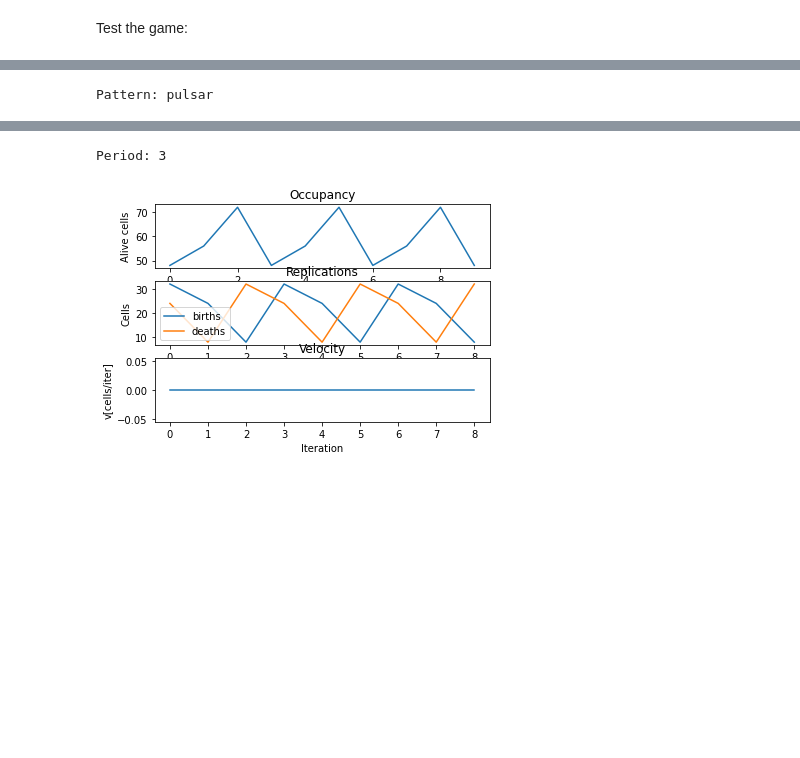
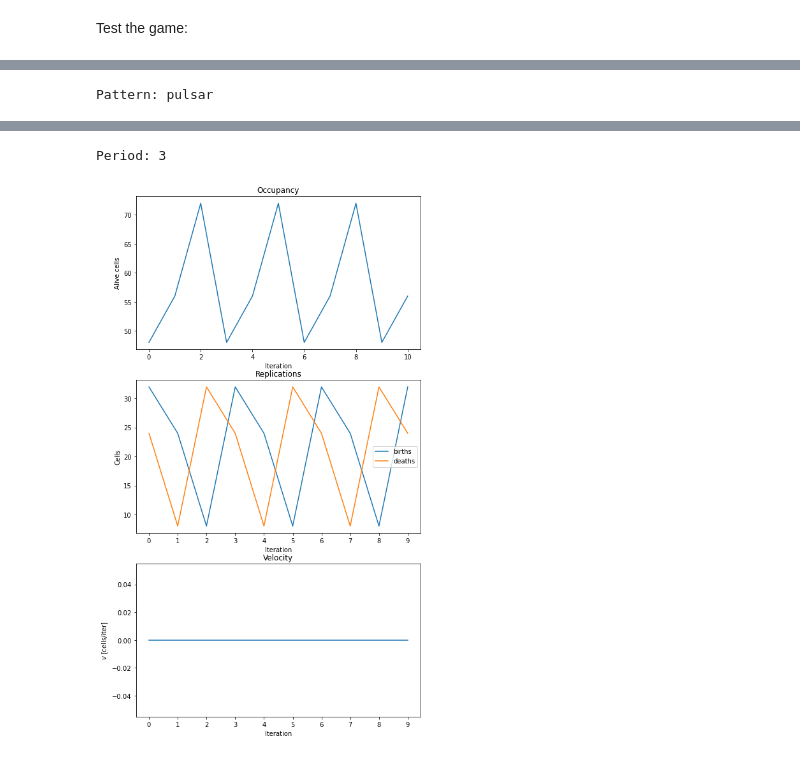
Before and after one commit to fabiovac/game_of_life, a Jupyter notebook: Project.ipynb, the cells around one changed output, grey strips where cells are left out. Saved outputs shown, nothing was run; the diff lists cells and outputs as text; code cells hidden in the pictures; blank space fills up the shorter version.

Commit message:
Minor changes
In detail: commented some sections, chagned colors of the game and slight changes to Game class (run method, period computation)

```diff
--- a/Project.ipynb
+++ b/Project.ipynb
@@ -161,9 +169,9 @@ class PatternLibrary:
 
         nrows = max(rows) + 1 + 2*pad
         ncols = max(cols) + 1 + 2*pad
-        frame = np.zeros((nrows, ncols), dtype=np.uint8)
+        frame = 255 * np.ones((nrows, ncols), dtype=np.uint8)
         for cell in pattern:
-            frame[cell[1]+pad, cell[0]+pad] = 255
+            frame[cell[1]+pad, cell[0]+pad] = 0
 
         return frame
 # %%
@@ -171,12 +179,15 @@ library = PatternLibrary('patterns.csv')
 #print('Patterns in the library:', library.get_names())
 
 patterns_names = library.get_names()
-ncols = 3
+ncols = 5
 nrows = int(np.ceil(len(library) / ncols))
-fig, axs = plt.subplots(nrows, ncols)
+fig, axs = plt.subplots(nrows, ncols, figsize=(ncols*3,nrows*3))
 for i, ax in enumerate(axs.flatten()):
     if i < len(library):
         ax.imshow(library.to_numpy(patterns_names[i]), cmap='gray')
         ax.set_title(patterns_names[i])
-    ax.axis('off')
+        ax.set_xticks([])
+        ax.set_yticks([])
+    else:
+        ax.axis('off')
 # %% [output]
@@ -308,11 +321,10 @@ glider = library.get_pattern('glider')
 game = Game(grid_size=(32,32))
 game.load_pattern(bliker, (16,16))
 game.load_pattern(glider, (0,0))
-
-game.run(200)
+game.run()
 
 path = 'outputs/test.gif'
 game.export_gif(path, frametime=200)
-display(HTML(f'<img src="{path}">'))
+display_gif(path)
 # %% [output]
 [interactive output not drawn]
@@ -319,5 +335,7 @@ display(HTML(f'<img src="{path}">'))
 # %%
-def analyze_pattern(pattern_library, pattern_name, grid_size=(32,32), pattern_pos=(10,10), iterations=10):
+
+from matplotlib.ticker import MaxNLocator
+def analyze_pattern(pattern_library, pattern_name, grid_size, pattern_pos, iterations=10):
 
     print('Pattern:', pattern_name)
 
@@ -325,21 +343,22 @@ def analyze_pattern(pattern_library, pattern_name, grid_size=(32,32), pattern_po
 
     game = Game(grid_size=grid_size)
     game.load_pattern(pattern, pattern_pos=pattern_pos)
-    game.run(iterations)
+    game.run(iterations, no_state_change_stop=True)
 
     filename = f'./outputs/{pattern_name}.gif'
-    game.export_gif(filename, size=(256,256), frametime=500)
+    game.export_gif(filename, size=(256,256), frametime=300)
     display_gif(filename)
 
     print('Period:', game.compute_period())
 
-    fig, axs = plt.subplots(3, 1)
+    fig, axs = plt.subplots(3, 1, figsize=(8,15))
 
     occupancy = game.compute_occupancy()
     axs[0].plot(occupancy)
     axs[0].set_title('Occupancy')
     axs[0].set_xlabel('Iteration')
     axs[0].set_ylabel('Alive cells')
+    axs[0].xaxis.set_major_locator(MaxNLocator(integer=True))
 
     replications = game.compute_replication()
     axs[1].plot(replications)
@@ -347,9 +366,14 @@ def analyze_pattern(pattern_library, pattern_name, grid_size=(32,32), pattern_po
     axs[1].set_xlabel('Iteration')
     axs[1].set_ylabel('Cells')
     axs[1].legend(['births', 'deaths'])
+    axs[1].xaxis.set_major_locator(MaxNLocator(integer=True))
 
     velocity = game.compute_velocity()
-    axs[2].plot(velocity)
+    v_x = velocity[0]
+    v_y = velocity[0]
+    v = np.sqrt(v_x**2 + v_y**2)
+    axs[2].plot(v)
     axs[2].set_title('Velocity')
     axs[2].set_xlabel('Iteration')
-    axs[2].set_ylabel('v[cells/iter]')
+    axs[2].set_ylabel('$v$ [cells/iter]')
+    axs[2].xaxis.set_major_locator(MaxNLocator(integer=True))
@@ -356,7 +398,7 @@ def analyze_pattern(pattern_library, pattern_name, grid_size=(32,32), pattern_po
 # %%
-analyze_pattern(library, 'pulsar')
+analyze_pattern(library, 'pulsar', grid_size=(17,17), pattern_pos=(2,2))
 # %% [output]
 Pattern: pulsar
 [interactive output not drawn]
 Period: 3
-[figure, old version]
+[figure, new version]
```
Also changed, not shown: parts of 26 cells of this notebook, 8 other files.
